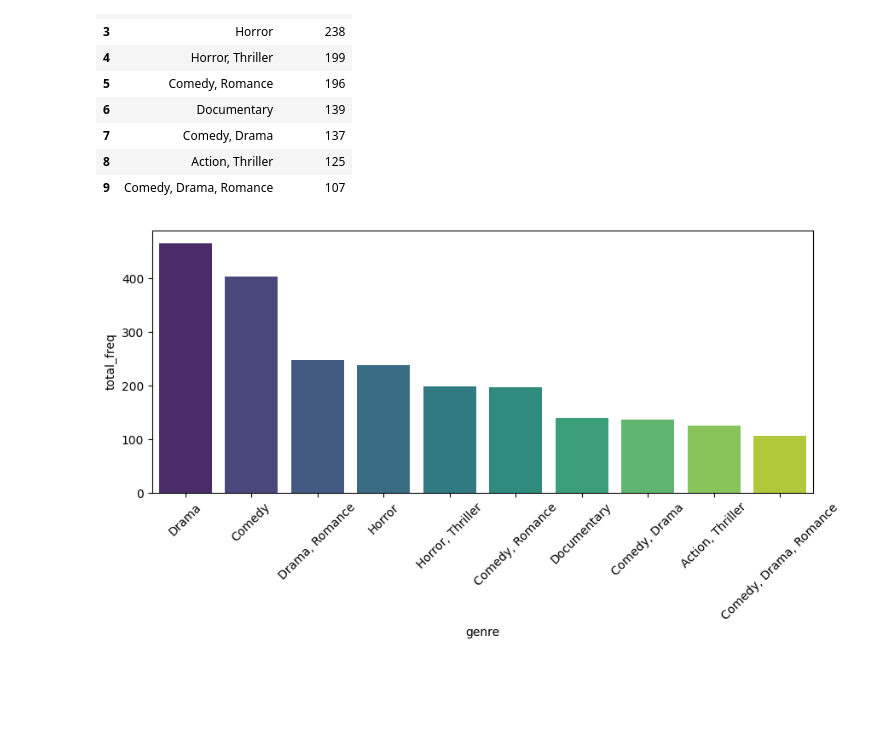
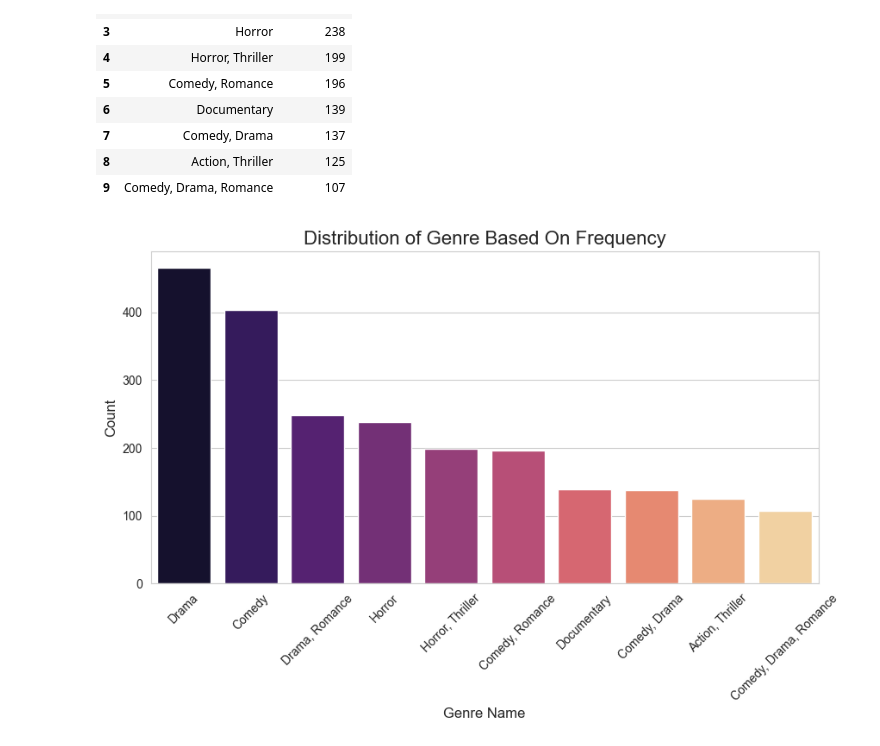
Before and after one commit to AftabQuant/Data-Analysis-Project, a Jupyter notebook: Netflix dashboard/Netflix data Analysis.ipynb, the cells around one changed output. Saved outputs shown, nothing was run; the diff lists cells and outputs as text; code cells hidden in the pictures; blank space fills up the shorter version.

Commit message:
Project data analysis

```diff
--- a/Netflix dashboard/Netflix data Analysis.ipynb
+++ b/Netflix dashboard/Netflix data Analysis.ipynb
@@ -53,5 +32,5 @@ df['Release_Year'] = df['Release_Date'].dt.year
 # %%
-df = df.drop(['Overview', 'Poster_Url'], axis=1)
+df = df.drop(['Overview', 'Poster_Url', 'Release_Date'], axis=1)
 # %%
 df['Original_Language'].value_counts().head(10)
 
@@ -79,11 +55,16 @@ df.head(1)
 # %%
 def catigorize_columns(df, col, labels):
-    edges = [
-         df[col].min(),
+    category = [
+        df[col].min(),
         df[col].quantile(0.25),
         df[col].quantile(0.50),
         df[col].quantile(0.75),
         df[col].max() + 0.1
     ]
-    df[col] = pd.cut(df[col], edges, labels=labels, duplicates='drop')
+    df['Vote_Avg'] = pd.cut(df[col], bins=category, labels=labels, include_lowest=True, duplicates='drop')
     return df
+# %%
+labels = ['Not_Popular', 'Below_Avg', 'Average', 'Popular']
+
+df = catigorize_columns(df, 'Vote_Average', labels)
+df.head(2)
@@ -89,0 +75,2 @@ def catigorize_columns(df, col, labels):
+# %%
+sns.set_style('whitegrid')
@@ -109,9 +113,12 @@ freq_genre.head(10)
 | 8 | Action, Thriller | 125 |
 | 9 | Comedy, Drama, Romance | 107 |
 # %%
-plt.figure(figsize=(10,4))
-sns.barplot(data=freq_genre, x='genre', y = 'total_freq', palette="viridis")
+plt.figure(figsize=(10,5))
+sns.barplot(data=freq_genre, x='genre', y = 'total_freq', palette="magma")
+plt.title('Distribution of Genre Based On Frequency', fontsize=16)
+plt.xlabel('Genre Name', fontsize=12)
+plt.ylabel('Count', fontsize=12)
 plt.xticks(rotation=45)
 plt.show()
 # %% [output]
-[figure, old version]
+[figure, new version]
```
Also changed, not shown: parts of 14 cells of this notebook.
